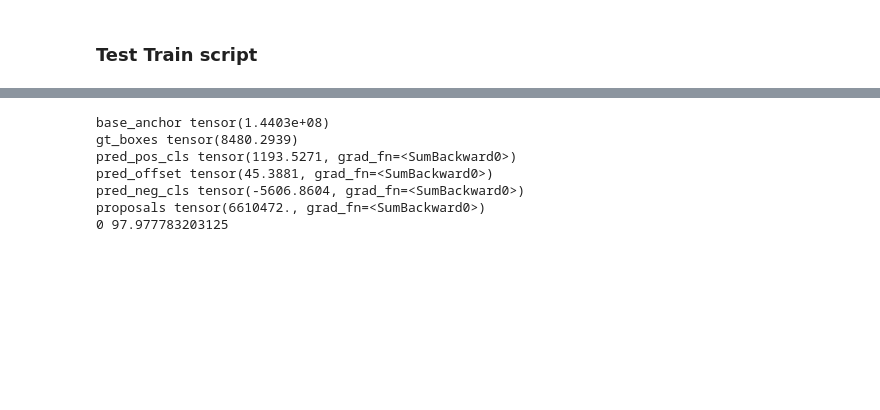
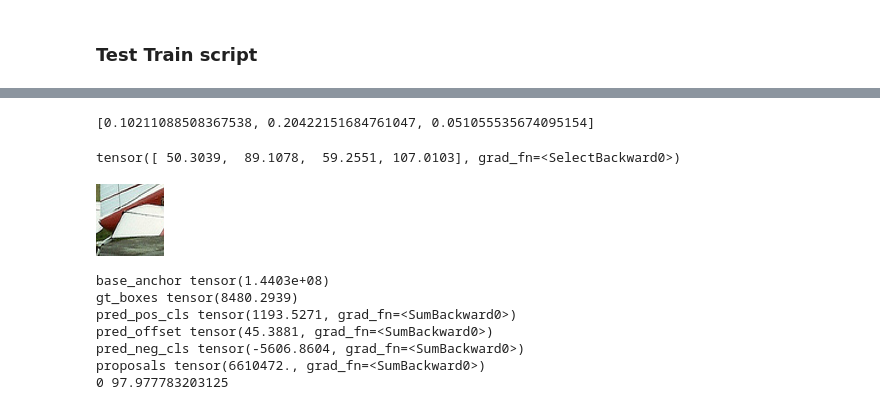
Before and after one commit to deepakdhull80/faster-rcnn, a Jupyter notebook: notebooks/warmup.ipynb, the cells around one changed output, grey strips where cells are left out. Drawn from its saved outputs; the diff is of its cells as text; code cells hidden in the pictures; blank space fills up the shorter version.

```diff
--- a/notebooks/warmup.ipynb
+++ b/notebooks/warmup.ipynb
@@ -236,0 +227,2 @@ optim = torch.optim.Adam(model.parameters())
+# %%
+anchor_box = model.rpn.anchor_box
@@ -236,0 +247,2 @@ optim = torch.optim.Adam(model.parameters())
+# %%
+pos_box = _box.view(-1, 4)[588]
@@ -236,0 +253,4 @@ optim = torch.optim.Adam(model.parameters())
+# %%
+a_pos_box = anchor_box.view(-1, 4)[588]
+# %%
+f_box = (a_pos_box + pos_box) * model.rpn.scale_factor
@@ -236,0 +265,4 @@ optim = torch.optim.Adam(model.parameters())
+# %%
+areas[:3]
+# %% [output]
+[0.10211088508367538, 0.20422151684761047, 0.051055535674095154]
@@ -237,3 +273,11 @@ optim = torch.optim.Adam(model.parameters())
+# %%
+max_area_box
+# %% [output]
+tensor([ 50.3039,  89.1078,  59.2551, 107.0103], grad_fn=<SelectBackward0>)
+# %%
+torchvision.transforms.ToPILImage()(image1*255).crop(f_box.tolist())
+# %% [output]
+[figure, added]
 # %%
 _image = torch.concat([image1, image2, image3, image4]).view(-1, 3, 256, 256)
 _bbox = torch.concat([bbox1, bbox2, bbox3, bbox4]).view(-1, 32, 4)
```
Also changed, not shown: parts of 59 cells of this notebook, 6 other files.
